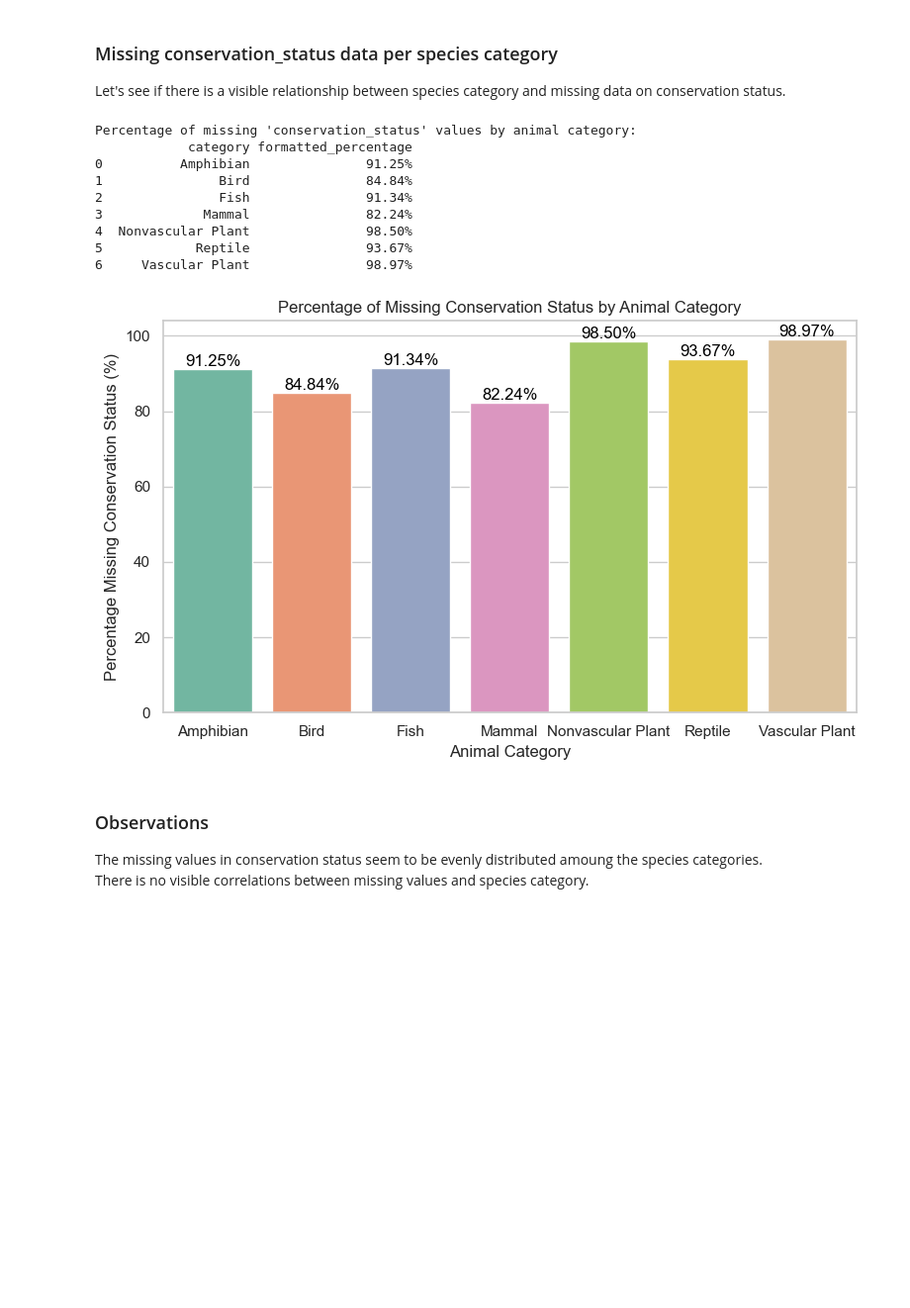
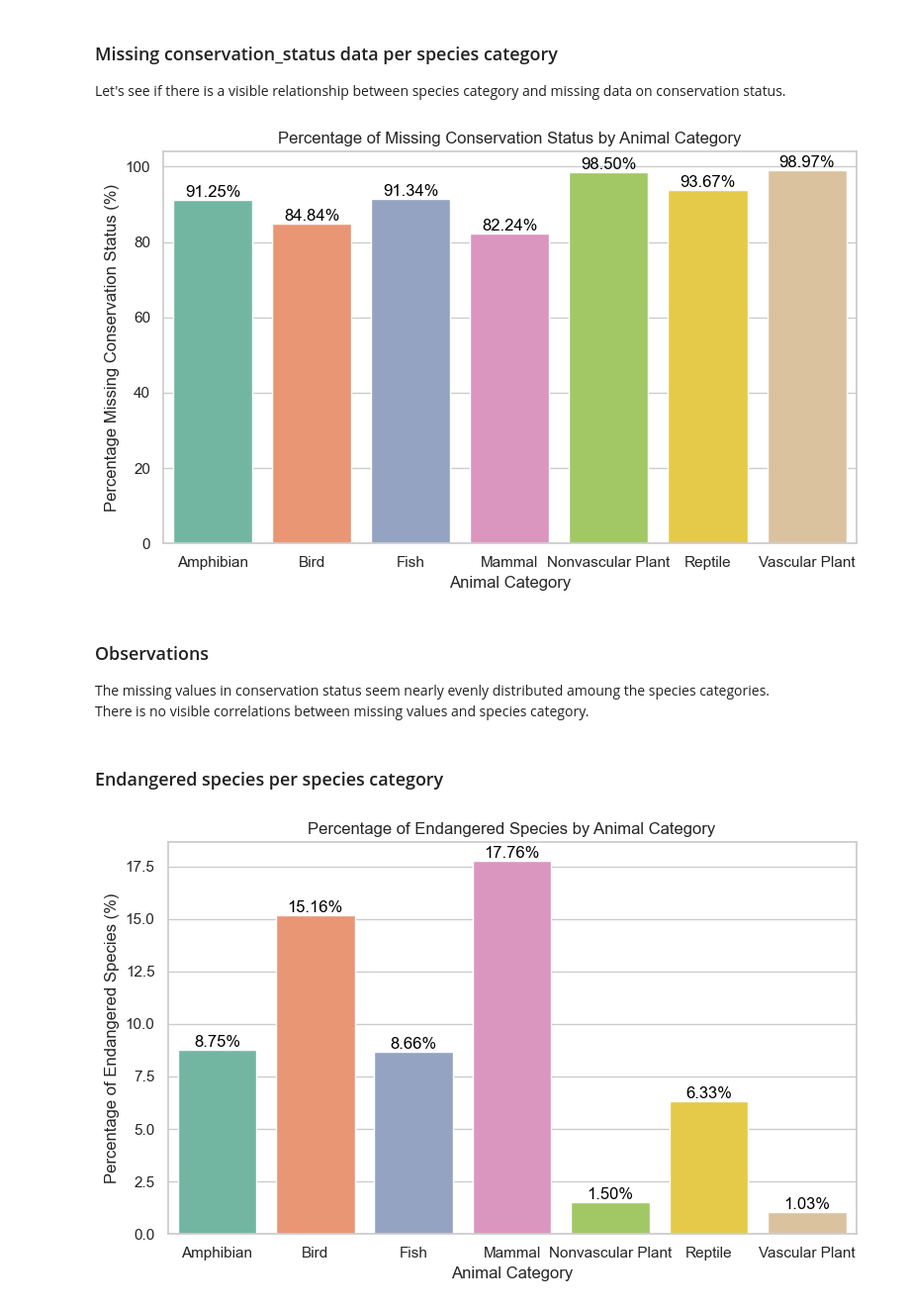
Before and after one commit to ramtob/CDC-Portfolio-0425-Biodiversity, a Jupyter notebook: biodiversity.ipynb, the cells around one changed output. Shown at 99% size. Cells and saved outputs as stored; diff of their text form; code cells hidden in the pictures; blank space fills up the shorter version.

Commit message:
Percentage of Endangered Species by Animal Category

```diff
--- a/biodiversity.ipynb
+++ b/biodiversity.ipynb
@@ -88,8 +88,8 @@ print(species_info.common_names.value_counts())
 print()
 print(species_info.conservation_status.value_counts())
 print()
-species_info['of_concern'] = ~species_info['conservation_status'].isnull()
-print(species_info['of_concern'].value_counts())
+species_info['is_endangered'] = ~species_info['conservation_status'].isnull()
+print(species_info['is_endangered'].value_counts())
 # %% [output]
 category
 Vascular Plant       4470
@@ -134,8 +134,8 @@ agg_df = species_info.groupby('category').agg(
 agg_df['missing_percentage'] = (agg_df['missing_count'] / agg_df['total_instances']) * 100
 agg_df['formatted_percentage'] = agg_df['missing_percentage'].map("{:.2f}%".format)
 
-print("Percentage of missing 'conservation_status' values by animal category:")
-print(agg_df[['category', 'formatted_percentage']])
+# print("Percentage of missing 'conservation_status' values by animal category:")
+# print(agg_df[['category', 'formatted_percentage']])
 
 # Plot using seaborn to visualize percentages
 sns.set(style="whitegrid")
@@ -164,18 +164,53 @@ for index, row in agg_df.iterrows():
 plt.tight_layout()
 plt.show()
 # %% [output]
-Percentage of missing 'conservation_status' values by animal category:
-            category formatted_percentage
-0          Amphibian               91.25%
-1               Bird               84.84%
-2               Fish               91.34%
-3             Mammal               82.24%
-4  Nonvascular Plant               98.50%
-5            Reptile               93.67%
-6     Vascular Plant               98.97%
 [figure]
 # %% [markdown]
 ### Observations
 
-The missing values in conservation status seem to be evenly distributed amoung the species categories.
+The missing values in conservation status seem nearly evenly distributed amoung the species categories.
 There is no visible correlations between missing values and species category.
+# %% [markdown]
+### Endangered species per species category
+# %%
+# Group the DataFrame and calculate the percentage of endangered species
+agg_df = species_info.groupby('category').agg(
+    total_instances=('is_endangered', 'size'),
+    endangered_count=('is_endangered', 'sum')
+).reset_index()
+
+# Calculate percentage of endangered species
+agg_df['endangered_percentage'] = (agg_df['endangered_count'] / agg_df['total_instances']) * 100
+
+# print("Percentage of endangered species by animal category:")
+# agg_df['formatted_percentage'] = agg_df['endangered_percentage'].map("{:.2f}%".format)
+# print(agg_df[['category', 'formatted_percentage']])
+
+# Plot using seaborn
+sns.set_theme(style="whitegrid")
+plt.figure(figsize=(8, 5))
+barplot = sns.barplot(
+    data=agg_df,
+    x='category',
+    y='endangered_percentage',
+    palette='Set2',
+    hue='category',
+    legend=False
+)
+
+barplot.set_title('Percentage of Endangered Species by Animal Category')
+barplot.set_xlabel('Animal Category')
+barplot.set_ylabel('Percentage of Endangered Species (%)')
+
+# Add percentage labels above bars
+for index, row in agg_df.iterrows():
+    barplot.text(
+        index, row['endangered_percentage'],
+        f"{row['endangered_percentage']:.2f}%",
+        color='black', ha="center", va="bottom"
+    )
+
+plt.tight_layout()
+plt.show()
+# %% [output]
+[figure, added]
```
Also changed, not shown: parts of 2 cells of this notebook.
